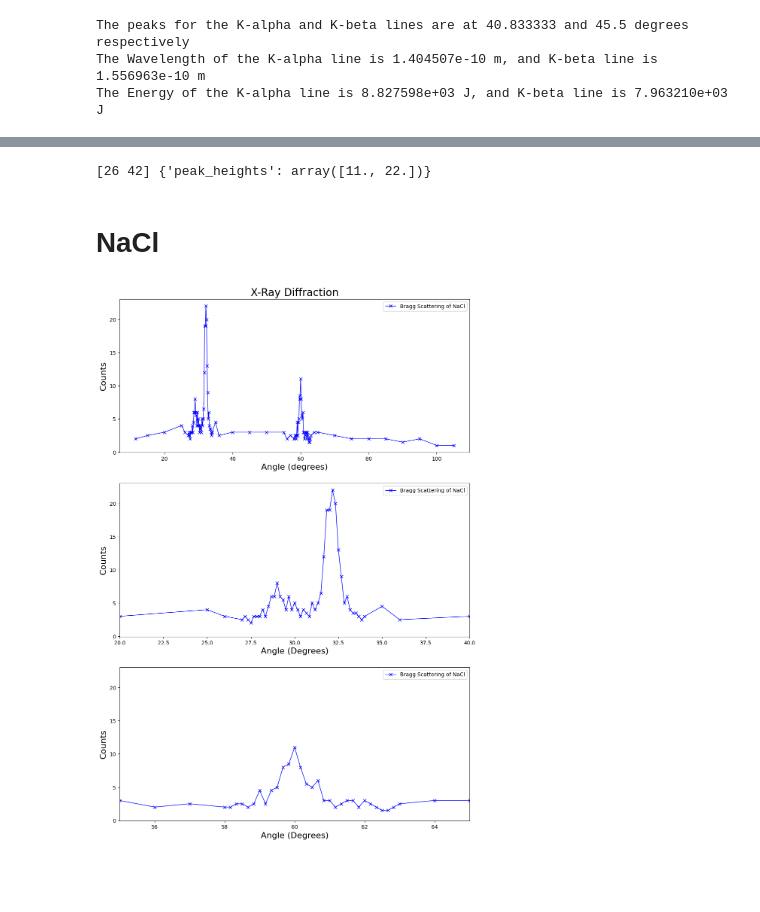
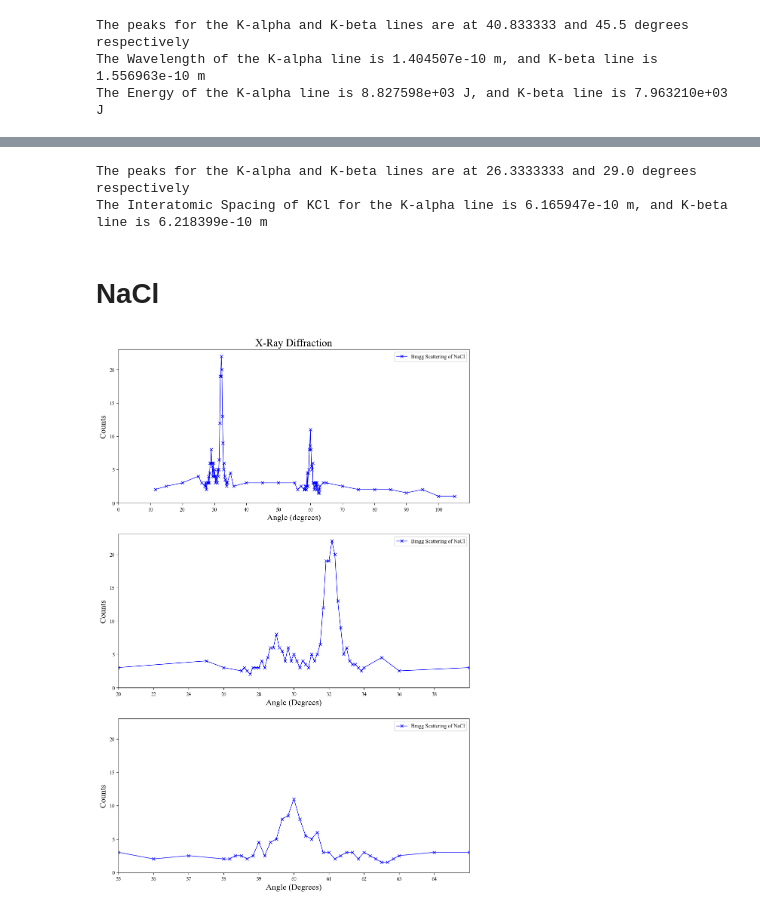
Before and after one commit to lewismcnish/Physics, a Jupyter notebook: Labs/X_ray/X_ray.ipynb, the cells around one changed output, grey strips where cells are left out. Cells and saved outputs as stored; diff of their text form; code cells hidden in the pictures; blank space fills up the shorter version.

```diff
--- a/Labs/X_ray/X_ray.ipynb
+++ b/Labs/X_ray/X_ray.ipynb
@@ -10,6 +10,7 @@ import scipy.constants as const
 title_size = 20
 axis_size = 16
 annotate_size = 12
+plt.rcParams["font.family"] = "Times New Roman"
 # %%
 density = 2.64 #g/cm^3
 m_tot = 25.94 #u
@@ -148,11 +160,15 @@ peaks_indexes,peaks = sp.signal.find_peaks(flat_counts, height=10, distance=10)
 m=1
 angle = (sorted_angle[peaks_indexes])
 rad = (angle) * np.pi / 180
-print(peaks_indexes, peaks)
 
-a = inter_spacing()
+a_beta = inter_spacing(rad[0],m,k_beta)
+a_alpha = inter_spacing(rad[1],m,k_alpha)
+
+print(f'The peaks for the K-alpha and K-beta lines are at {angle[0]} and {angle[1]} degrees respectively')
+print(f'The Interatomic Spacing of KCl for the K-alpha line is {inter_spacing(rad[0],m,k_beta):2e} m, and K-beta line is {inter_spacing(rad[1],m,k_alpha):2e} m')
 # %% [output]
-[26 42] {'peak_heights': array([11., 22.])}
+The peaks for the K-alpha and K-beta lines are at 26.3333333 and 29.0 degrees respectively
+The Interatomic Spacing of KCl for the K-alpha line is 6.165947e-10 m, and K-beta line is 6.218399e-10 m
 # %% [markdown]
 # NaCl
 # %%
@@ -162,31 +178,34 @@ rad = angle * np.pi / 180
 
 sorted_angle = np.sort(angle)
 sorted_counts = ([counts[np.where(angle == i)] for i in sorted_angle])
 flat_counts = [item for sublist in sorted_counts for item in sublist]
 #flat_counts = (flat_counts[:70])
 
 plt.figure(figsize = (12,18))
 plt.subplot(3,1,1)
 plt.plot(sorted_angle, flat_counts, marker = 'x',color = 'blue', linewidth = 1,label='Bragg Scattering of NaCl')
 plt.xlabel('Angle (degrees)', fontsize=axis_size)
+plt.xticks(np.arange(0,110,10))
 plt.ylabel('Counts', fontsize=axis_size)
 plt.title('X-Ray Diffraction', fontsize=title_size)
 plt.legend()
 
 plt.subplot(3,1,2)
 plt.plot(sorted_angle, flat_counts, marker = 'x',color = 'blue', linewidth = 1,label='Bragg Scattering of NaCl')
 plt.xlabel('Angle (Degrees)', fontsize=axis_size)
 plt.xlim(20,40)
+plt.xticks(np.arange(20,40,2))
 plt.ylabel('Counts', fontsize=axis_size)
 plt.legend()
 
 plt.subplot(3,1,3)
 plt.plot(sorted_angle, flat_counts, marker = 'x',color = 'blue', linewidth = 1,label='Bragg Scattering of NaCl')
 plt.xlabel('Angle (Degrees)', fontsize=axis_size)
 plt.xlim(55,65)
+plt.xticks(np.arange(55,65,1))
 plt.ylabel('Counts', fontsize=axis_size)
 plt.legend()
 
 plt.show()
 # %% [output]
-[figure, old version]
+[figure, new version]
```
Also changed, not shown: parts of 6 cells of this notebook.
